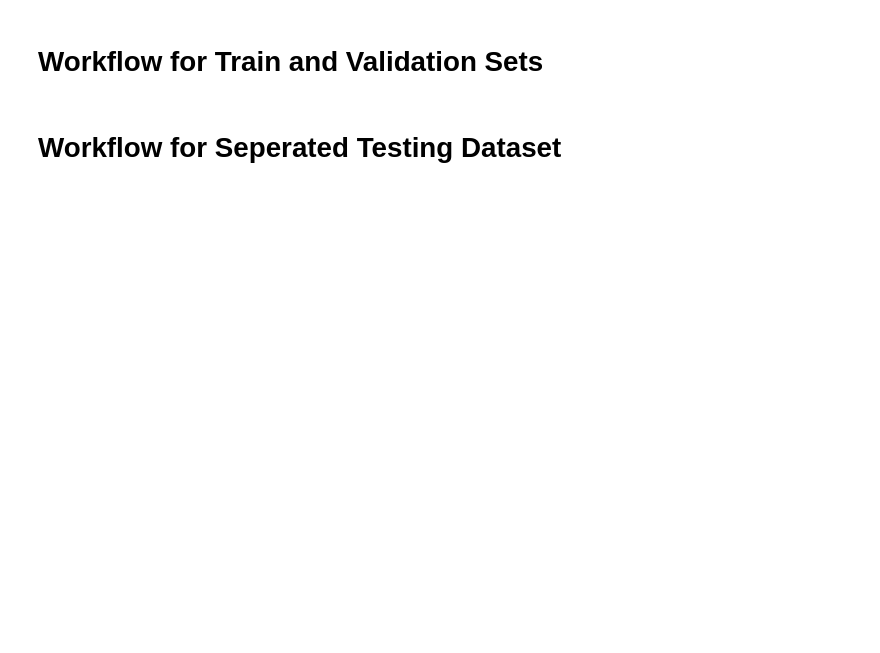
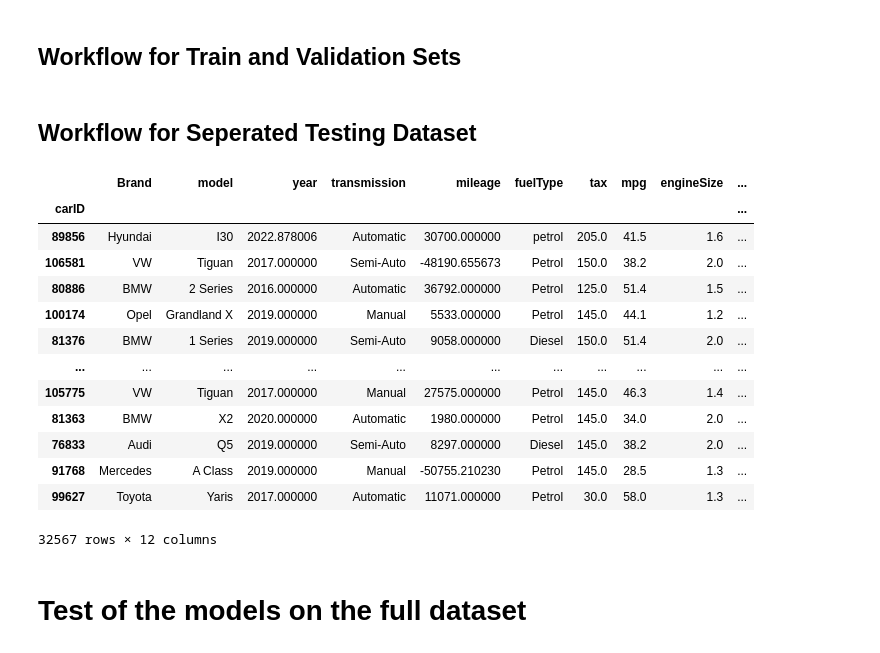
Before and after one commit to LiberoBiagi/ML_Nova_IMS_25-26, a Jupyter notebook: full_training_pipeline.ipynb, the cells around one changed output. Drawn from its saved outputs; the diff is of its cells as text; code cells hidden in the pictures; blank space fills up the shorter version.

Commit message:
test baseline

```diff
--- a/full_training_pipeline.ipynb
+++ b/full_training_pipeline.ipynb
@@ -331,7 +360,7 @@ def decode(df, encoders):
 
     return df
 # %% [markdown]
-# Workflow for Train and Validation Sets
+## Workflow for Train and Validation Sets
 # %%
 # Fix typos and small numeric cleanup
 df = simple_processing(train_df)
@@ -352,9 +381,26 @@ imputer_test = apply_imputer(validation_split, imputer)
 train_processed = decode(imputed_train, encoders)
 validation_processed = decode(imputer_test, encoders)
 # %% [markdown]
-# Workflow for Seperated Testing Dataset
+## Workflow for Seperated Testing Dataset
 # %%
-test_df = pd.read_csv("data/test.csv")
+test_df = pd.read_csv("https://raw.githubusercontent.com/LiberoBiagi/ML_Nova_IMS_25-26/refs/heads/main/data/test.csv")
+# %%
+test_df.set_index("carID")
+# %% [output]
+|  | Brand | model | year | transmission | mileage | fuelType | tax | mpg | engineSize | ... |
+| carID |  |  |  |  |  |  |  |  |  | ... |
+| 89856 | Hyundai | I30 | 2022.878006 | Automatic | 30700.000000 | petrol | 205.0 | 41.5 | 1.6 | ... |
+| 106581 | VW | Tiguan | 2017.000000 | Semi-Auto | -48190.655673 | Petrol | 150.0 | 38.2 | 2.0 | ... |
+| 80886 | BMW | 2 Series | 2016.000000 | Automatic | 36792.000000 | Petrol | 125.0 | 51.4 | 1.5 | ... |
+| 100174 | Opel | Grandland X | 2019.000000 | Manual | 5533.000000 | Petrol | 145.0 | 44.1 | 1.2 | ... |
+| 81376 | BMW | 1 Series | 2019.000000 | Semi-Auto | 9058.000000 | Diesel | 150.0 | 51.4 | 2.0 | ... |
+| ... | ... | ... | ... | ... | ... | ... | ... | ... | ... | ... |
+| 105775 | VW | Tiguan | 2017.000000 | Manual | 27575.000000 | Petrol | 145.0 | 46.3 | 1.4 | ... |
+| 81363 | BMW | X2 | 2020.000000 | Automatic | 1980.000000 | Petrol | 145.0 | 34.0 | 2.0 | ... |
+| 76833 | Audi | Q5 | 2019.000000 | Semi-Auto | 8297.000000 | Diesel | 145.0 | 38.2 | 2.0 | ... |
+| 91768 | Mercedes | A Class | 2019.000000 | Manual | -50755.210230 | Petrol | 145.0 | 28.5 | 1.3 | ... |
+| 99627 | Toyota | Yaris | 2017.000000 | Automatic | 11071.000000 | Petrol | 30.0 | 58.0 | 1.3 | ... |
+32567 rows × 12 columns
 # %%
 test = simple_processing(test_df)
 test_df_encoded, test_encoders = fit_transform_encoding(test)
@@ -367,3 +413,5 @@ test_imputers = fit_imputer(df_encoded_no_price) # we use the full encoded train
 test_df_imputed = apply_imputer(test_df_encoded, test_imputers)
 
 test_processed = decode(test_df_imputed, test_encoders)
+# %% [markdown]
+# Test of the models on the full dataset
```
Also changed, not shown: parts of 17 cells of this notebook.
